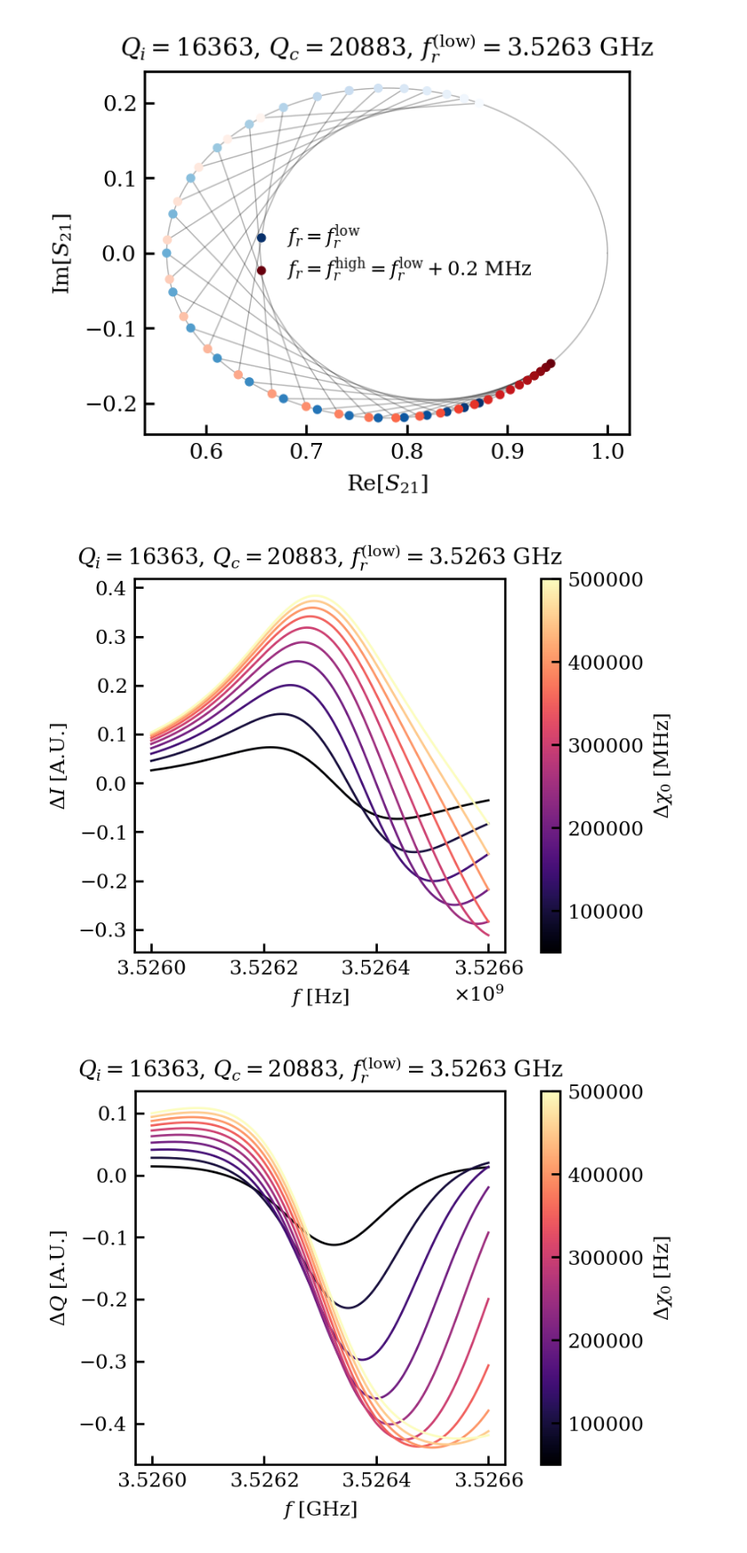
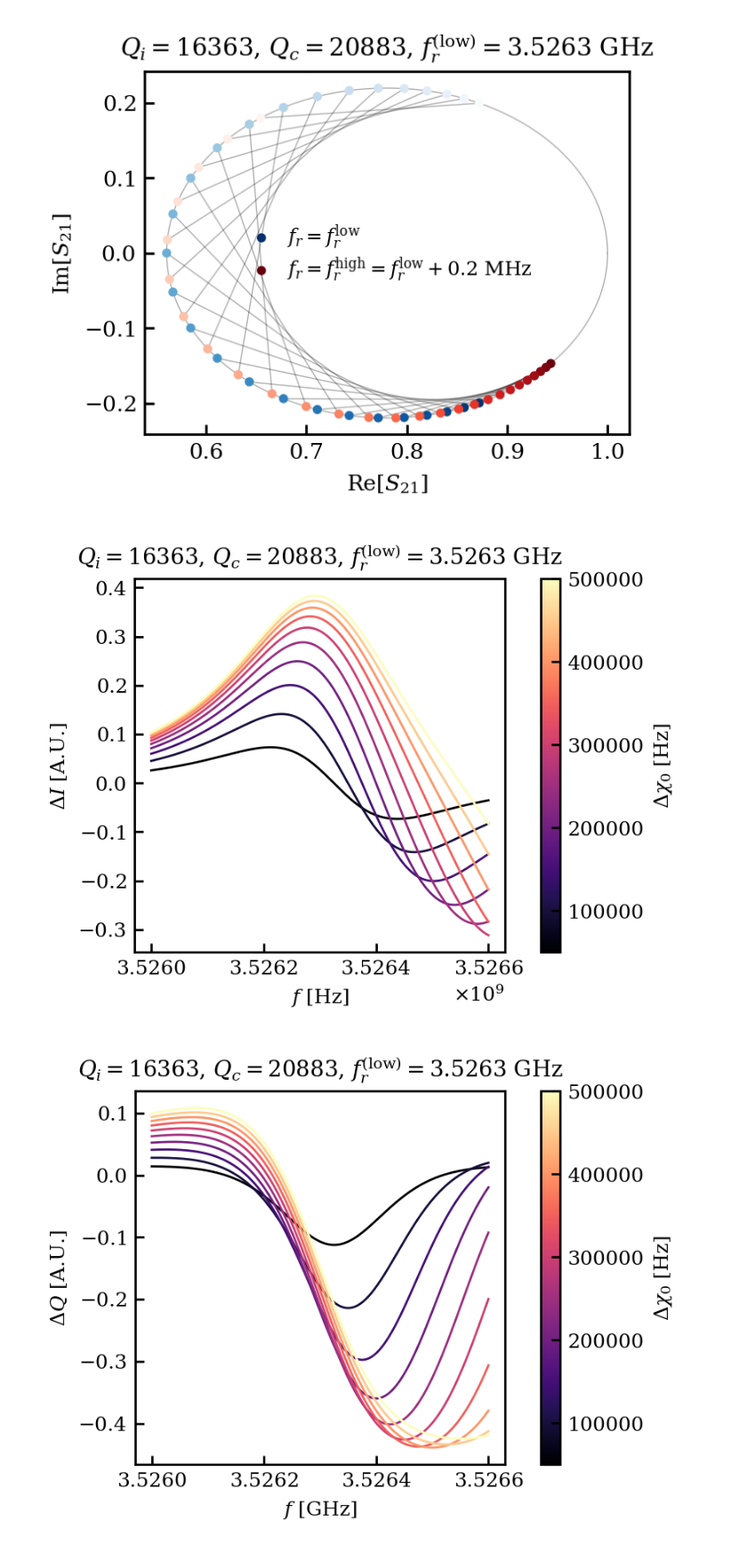
Before and after one commit to WashU-Astroparticle-Lab/qpd, a Jupyter notebook: ocs/std_analysis.ipynb, the cells around one changed output. Shown at 89% size. Drawn from its saved outputs; the diff is of its cells as text; code cells hidden in the pictures.

```diff
--- a/ocs/std_analysis.ipynb
+++ b/ocs/std_analysis.ipynb
@@ -169,35 +169,35 @@ with plt.style.context(OCS._style_path):
 freqs = np.linspace(-3e5, 3e5, 2000) + fr
 delta_chi_0s = np.linspace(0, 0.5e6, 11)[1:]
 
 with plt.style.context(OCS._style_path):
     plt.figure(figsize=(4, 3))
     # Create colormap normalization for delta_chi_0 values
     cmap = plt.cm.magma
     norm = plt.Normalize(
         vmin=delta_chi_0s.min(),
         vmax=delta_chi_0s.max()
     )
 
     for delta_chi_0 in delta_chi_0s:
         s21_low = S21(f=freqs, fr=fr, Qi=Qi, Qc=Qc)
         s21_high = S21(f=freqs, fr=fr+delta_chi_0, Qi=Qi, Qc=Qc)
         displacement = s21_high - s21_low
         color = cmap(norm(delta_chi_0))
         plt.plot(freqs, displacement.real, color=color)
 
     plt.xlabel(r"$f$ [Hz]")
     plt.ylabel(r"$\Delta I$ [A.U.]")
     plt.title(
         r"$Q_i=$"+str(int(Qi))+", $Q_c=$"+str(int(Qc))+", $f_r^\mathrm{(low)}=$"+str(fr/1e9)+" GHz"
     )
 
     # Add colorbar
     sm = plt.cm.ScalarMappable(cmap=cmap, norm=norm)
     sm.set_array([])
     cbar = plt.colorbar(sm, ax=plt.gca())
-    cbar.set_label(r"$\Delta\chi_0$ [MHz]")
+    cbar.set_label(r"$\Delta\chi_0$ [Hz]")
 # %% [output]
-[figure, old version]
+[figure, new version]
 # %%
 with plt.style.context(OCS._style_path):
     plt.figure(figsize=(4, 3))
```
Also changed, not shown: parts of 3 cells of this notebook.
